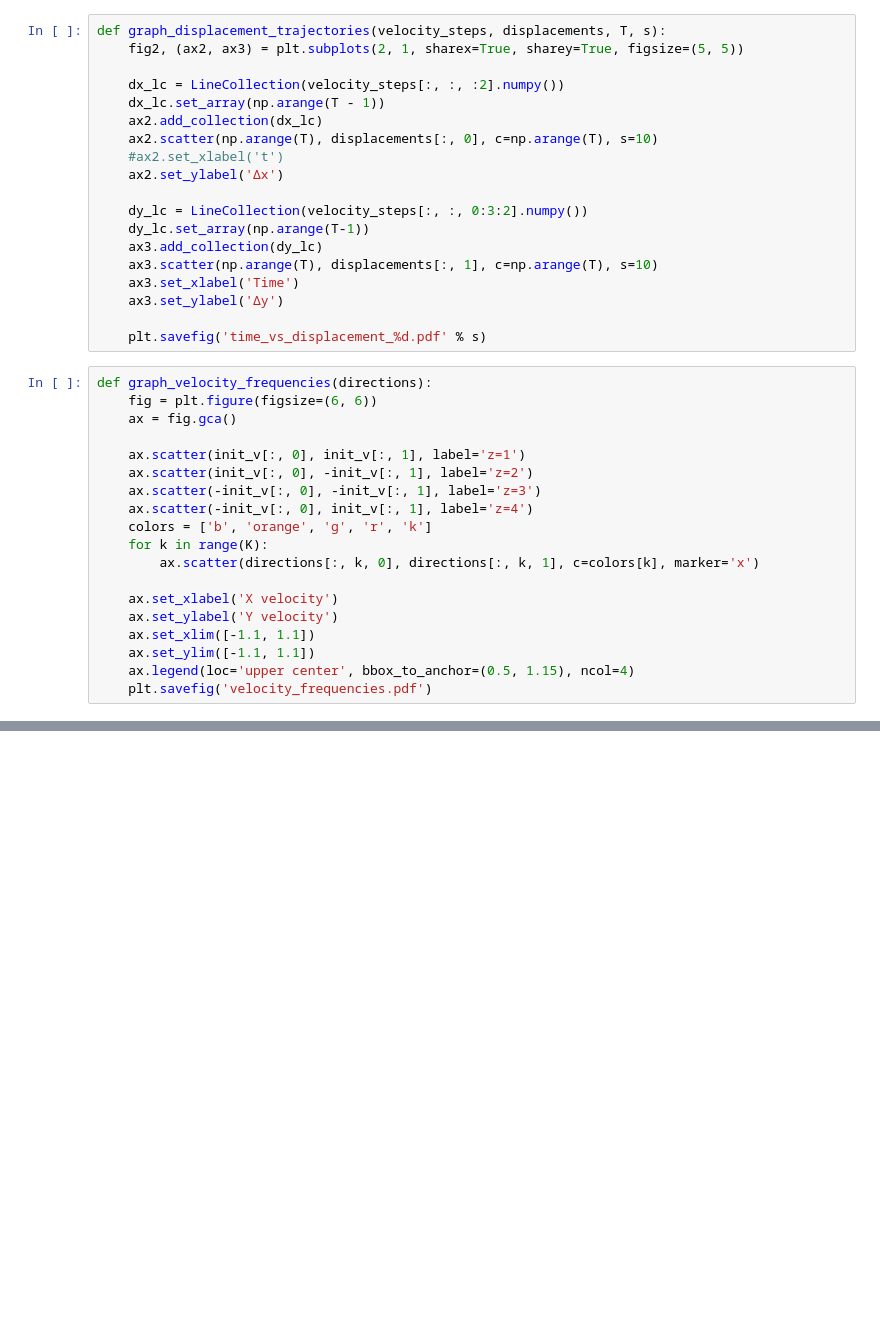
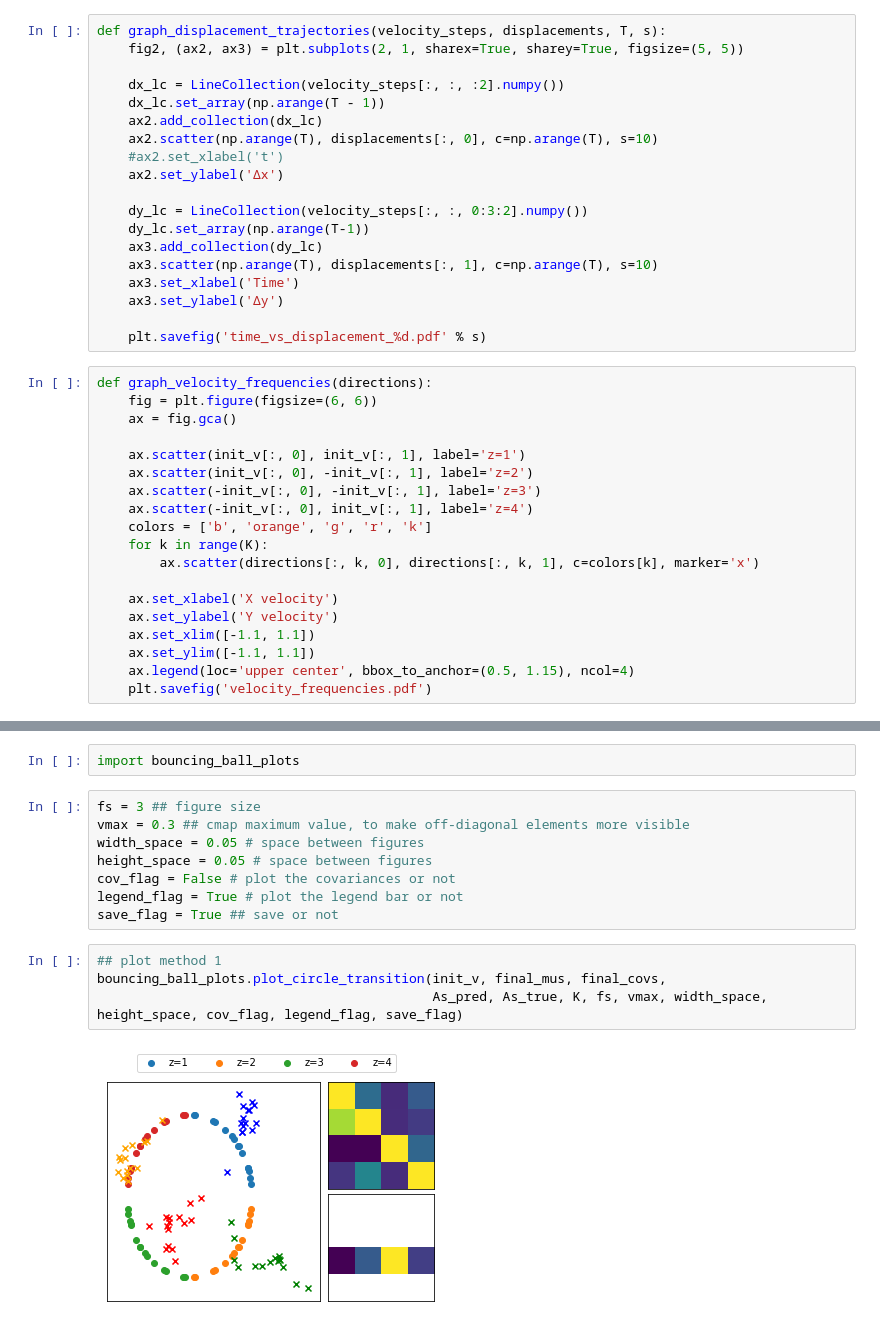
Before and after one commit to probtorch/combinators, a Jupyter notebook: bouncing_ball.ipynb, the cells around one changed output, grey strips where cells are left out. Cells and saved outputs as stored; diff of their text form; blank space fills up the shorter version.

```diff
--- a/bouncing_ball.ipynb
+++ b/bouncing_ball.ipynb
@@ -201,0 +206,16 @@ graph_velocity_frequencies(modal_directions.detach().numpy())
+# %%
+import bouncing_ball_plots
+# %%
+fs = 3 ## figure size
+vmax = 0.3 ## cmap maximum value, to make off-diagonal elements more visible
+width_space = 0.05 # space between figures
+height_space = 0.05 # space between figures
+cov_flag = False # plot the covariances or not
+legend_flag = True # plot the legend bar or not
+save_flag = True ## save or not
+# %%
+## plot method 1
+bouncing_ball_plots.plot_circle_transition(init_v, final_mus, final_covs,
+                                           As_pred, As_true, K, fs, vmax, width_space, height_space, cov_flag, legend_flag, save_flag)
+# %% [output]
+[figure, added]
```
Also changed, not shown: parts of 3 cells of this notebook.
